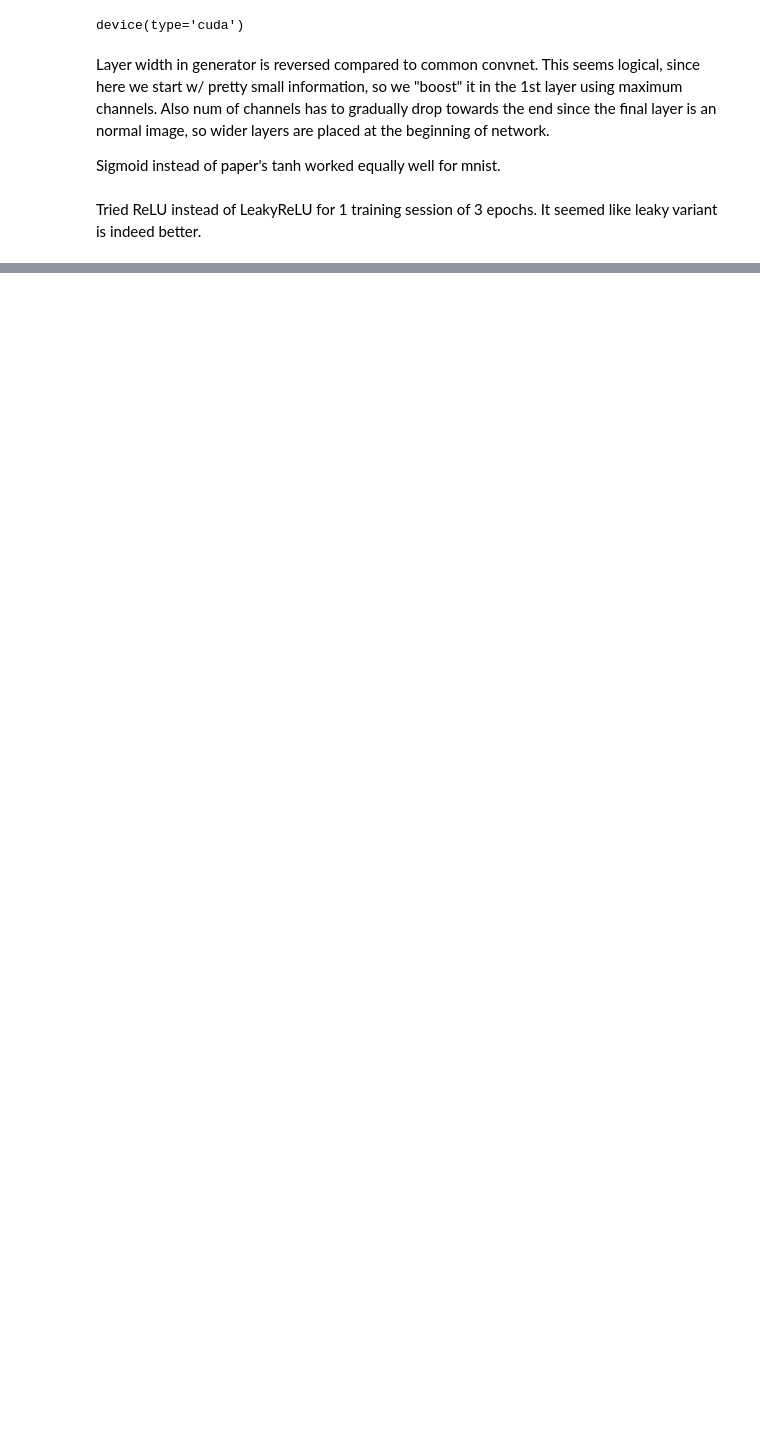
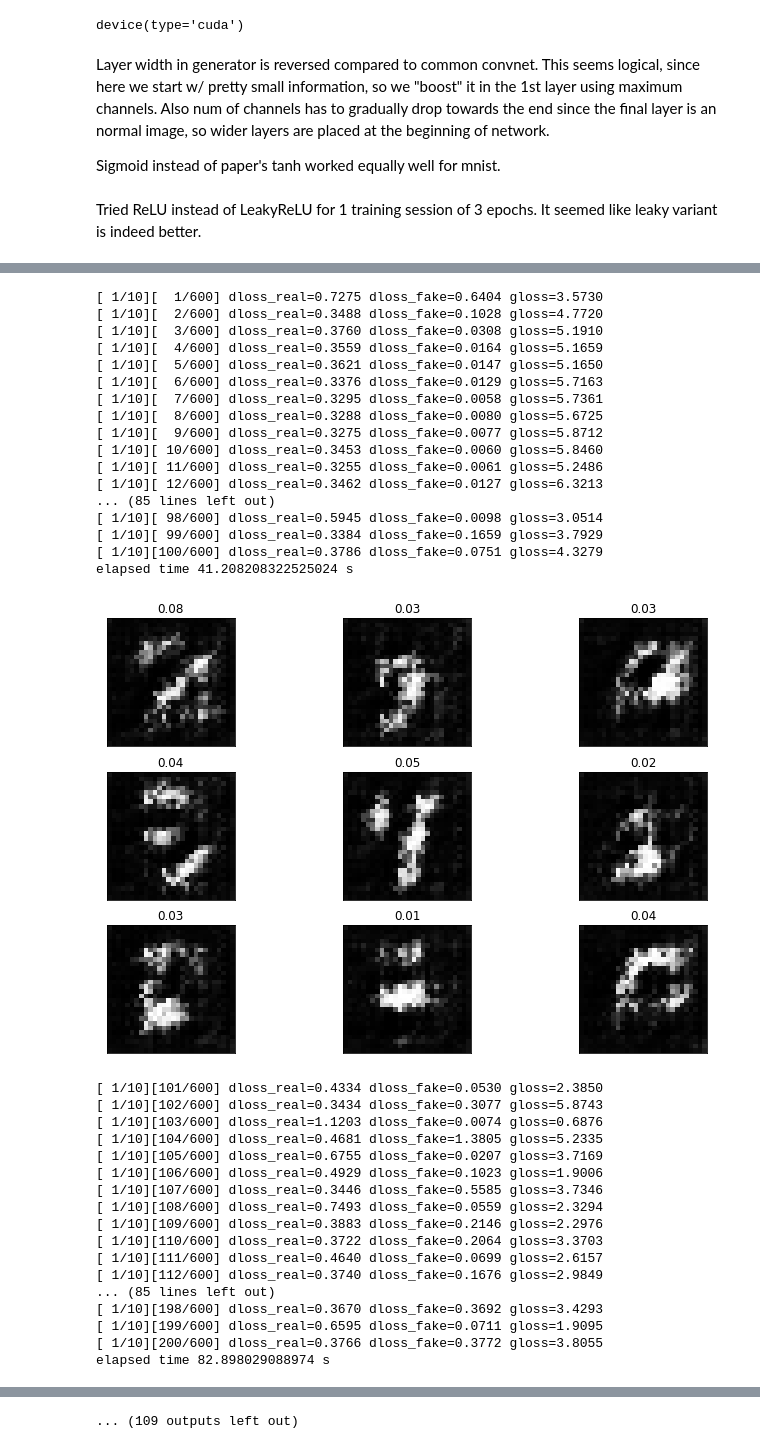
Before and after one commit to eugenefil/ml, a Jupyter notebook: mnist-gan.ipynb, the cells around one changed output, grey strips where cells are left out. Saved outputs shown, nothing was run; the diff lists cells and outputs as text; code cells hidden in the pictures; blank space fills up the shorter version.

Commit message:
Updates to mnist gan notebook
Added graphs of losses, vector arithmetic, output of intermediate
images during training.

```diff
--- a/mnist-gan.ipynb
+++ b/mnist-gan.ipynb
@@ -54,7 +56,6 @@ def getdiscr():
         ,nn.Sigmoid()
     ).to(dev)
 # %%
-epochs=3
 gen_lr=2e-4
 discr_lr=5e-4
 betas=(.5,.999)
@@ -67,4 +68,21 @@ discr=getdiscr()
 gen_opt=optim.Adam(gen.parameters(),lr=gen_lr,betas=betas)
 discr_opt=optim.Adam(discr.parameters(),lr=discr_lr,betas=betas)
 losses={'dloss_real':[],'dloss_fake':[],'gloss':[]}
+# %%
+@torch.no_grad()
+def z2img(z): return gen(z).detach().cpu().squeeze().numpy()
+def genimg():
+    z=torch.randn(1,n_noise,1,1,device=dev)
+    return z2img(z),z
+
+def showimgs(n=3):
+    _,axes=plt.subplots(n,n,figsize=(12,8))
+    for i in range(n*n):
+        ax=axes[i//n,i%n]
+        img,z=genimg()
+        ax.imshow(img,cmap='gray')
+        ax.get_xaxis().set_visible(False)
+        ax.get_yaxis().set_visible(False)
+        ax.title.set_text(round(discr(gen(z)).item(),2))
+    plt.show()
 # %%
@@ -130,0 +125,38 @@ for i in range(n):
+# %%
+train(10)
+# %% [output]
+[ 1/10][  1/600] dloss_real=0.7275 dloss_fake=0.6404 gloss=3.5730
+[ 1/10][  2/600] dloss_real=0.3488 dloss_fake=0.1028 gloss=4.7720
+[ 1/10][  3/600] dloss_real=0.3760 dloss_fake=0.0308 gloss=5.1910
+[ 1/10][  4/600] dloss_real=0.3559 dloss_fake=0.0164 gloss=5.1659
+[ 1/10][  5/600] dloss_real=0.3621 dloss_fake=0.0147 gloss=5.1650
+[ 1/10][  6/600] dloss_real=0.3376 dloss_fake=0.0129 gloss=5.7163
+[ 1/10][  7/600] dloss_real=0.3295 dloss_fake=0.0058 gloss=5.7361
+[ 1/10][  8/600] dloss_real=0.3288 dloss_fake=0.0080 gloss=5.6725
+[ 1/10][  9/600] dloss_real=0.3275 dloss_fake=0.0077 gloss=5.8712
+[ 1/10][ 10/600] dloss_real=0.3453 dloss_fake=0.0060 gloss=5.8460
+[ 1/10][ 11/600] dloss_real=0.3255 dloss_fake=0.0061 gloss=5.2486
+[ 1/10][ 12/600] dloss_real=0.3462 dloss_fake=0.0127 gloss=6.3213
+... (85 lines left out)
+[ 1/10][ 98/600] dloss_real=0.5945 dloss_fake=0.0098 gloss=3.0514
+[ 1/10][ 99/600] dloss_real=0.3384 dloss_fake=0.1659 gloss=3.7929
+[ 1/10][100/600] dloss_real=0.3786 dloss_fake=0.0751 gloss=4.3279
+elapsed time 41.208208322525024 s
+[figure, added]
+[ 1/10][101/600] dloss_real=0.4334 dloss_fake=0.0530 gloss=2.3850
+[ 1/10][102/600] dloss_real=0.3434 dloss_fake=0.3077 gloss=5.8743
+[ 1/10][103/600] dloss_real=1.1203 dloss_fake=0.0074 gloss=0.6876
+[ 1/10][104/600] dloss_real=0.4681 dloss_fake=1.3805 gloss=5.2335
+[ 1/10][105/600] dloss_real=0.6755 dloss_fake=0.0207 gloss=3.7169
+[ 1/10][106/600] dloss_real=0.4929 dloss_fake=0.1023 gloss=1.9006
+[ 1/10][107/600] dloss_real=0.3446 dloss_fake=0.5585 gloss=3.7346
+[ 1/10][108/600] dloss_real=0.7493 dloss_fake=0.0559 gloss=2.3294
+[ 1/10][109/600] dloss_real=0.3883 dloss_fake=0.2146 gloss=2.2976
+[ 1/10][110/600] dloss_real=0.3722 dloss_fake=0.2064 gloss=3.3703
+[ 1/10][111/600] dloss_real=0.4640 dloss_fake=0.0699 gloss=2.6157
+[ 1/10][112/600] dloss_real=0.3740 dloss_fake=0.1676 gloss=2.9849
+... (85 lines left out)
+[ 1/10][198/600] dloss_real=0.3670 dloss_fake=0.3692 gloss=3.4293
+[ 1/10][199/600] dloss_real=0.6595 dloss_fake=0.0711 gloss=1.9095
+[ 1/10][200/600] dloss_real=0.3766 dloss_fake=0.3772 gloss=3.8055
+elapsed time 82.898029088974 s
@@ -130,0 +236 @@ for i in range(n):
+... (109 outputs left out)
```
Also changed, not shown: parts of 18 cells of this notebook.
